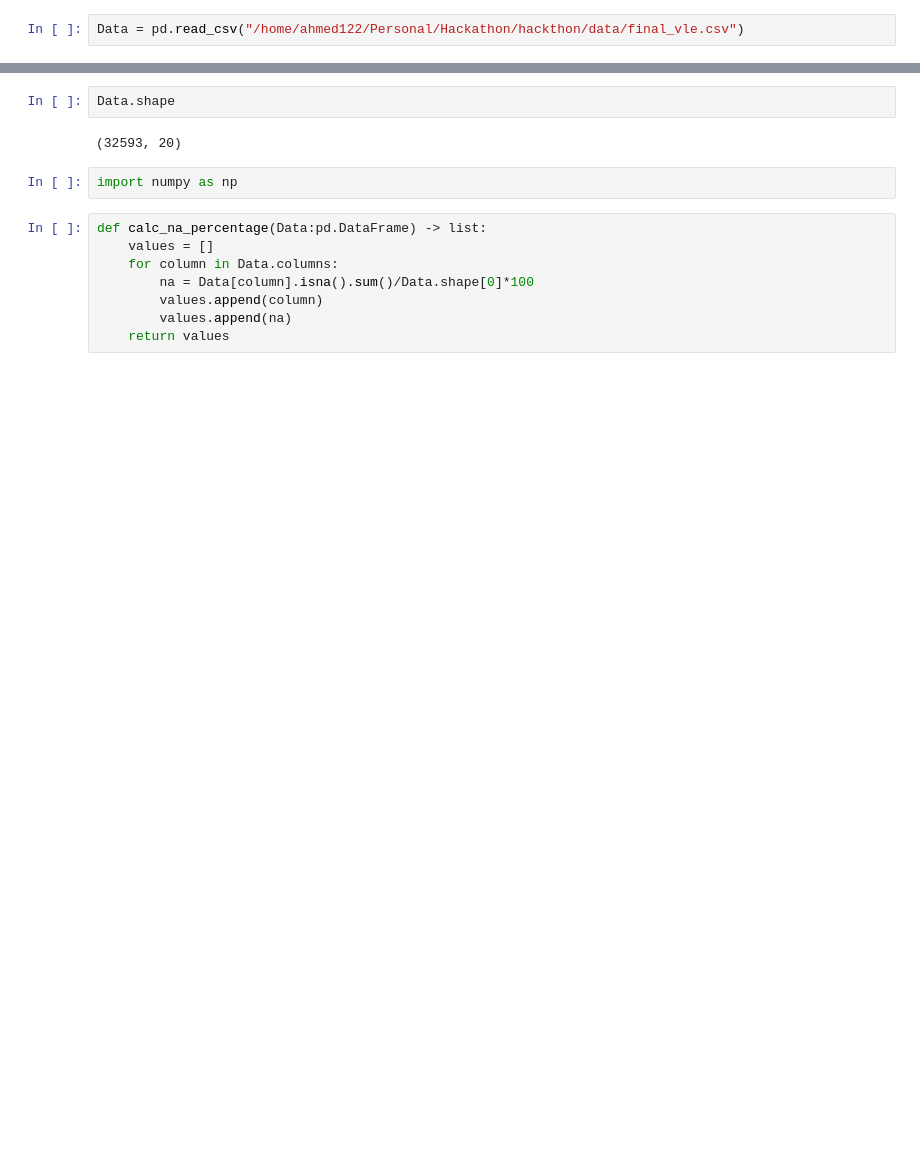
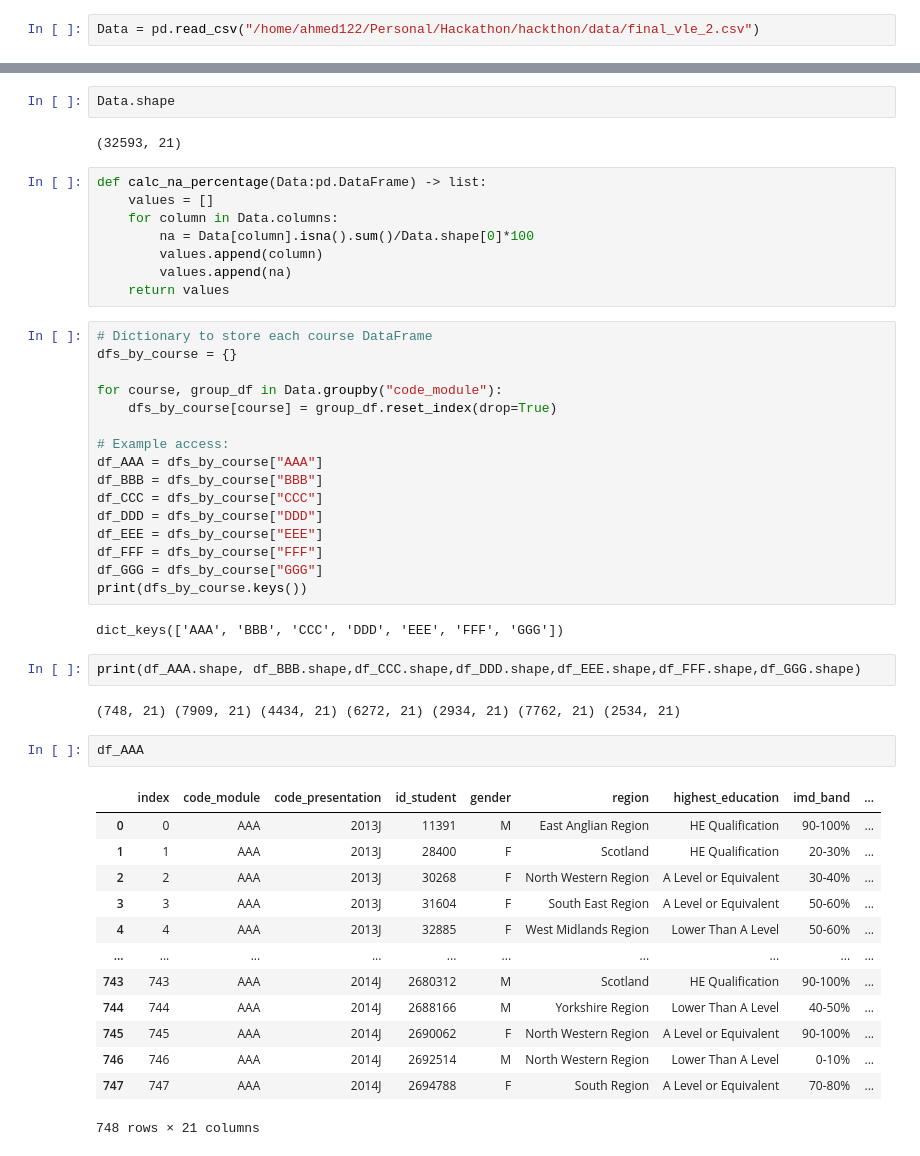
Before and after one commit to ahmedmontaser123/hackthon, a Jupyter notebook: Anlyasis.ipynb, the cells around one changed output, grey strips where cells are left out. Saved outputs shown, nothing was run; the diff lists cells and outputs as text; blank space fills up the shorter version.

```diff
--- a/Anlyasis.ipynb
+++ b/Anlyasis.ipynb
@@ -3,5 +6,5 @@ import pandas as pd
 # %%
-Data = pd.read_csv("/home/ahmed122/Personal/Hackathon/hackthon/data/final_vle.csv")
+Data = pd.read_csv("/home/ahmed122/Personal/Hackathon/hackthon/data/final_vle_2.csv")
 # %%
 Data.head()
 # %% [output]
@@ -14,9 +18,7 @@ Data.head()
 # %%
 Data.shape
 # %% [output]
-(32593, 20)
+(32593, 21)
-# %%
-import numpy as np
 # %%
 def calc_na_percentage(Data:pd.DataFrame) -> list:
     values = []
@@ -25,3 +27,41 @@ def calc_na_percentage(Data:pd.DataFrame) -> list:
         values.append(column)
         values.append(na)
     return values
+# %%
+# Dictionary to store each course DataFrame
+dfs_by_course = {}
+
+for course, group_df in Data.groupby("code_module"):
+    dfs_by_course[course] = group_df.reset_index(drop=True)
+
+# Example access:
+df_AAA = dfs_by_course["AAA"]
+df_BBB = dfs_by_course["BBB"]
+df_CCC = dfs_by_course["CCC"]
+df_DDD = dfs_by_course["DDD"]
+df_EEE = dfs_by_course["EEE"]
+df_FFF = dfs_by_course["FFF"]
+df_GGG = dfs_by_course["GGG"]
+print(dfs_by_course.keys())
+# %% [output]
+dict_keys(['AAA', 'BBB', 'CCC', 'DDD', 'EEE', 'FFF', 'GGG'])
+# %%
+print(df_AAA.shape, df_BBB.shape,df_CCC.shape,df_DDD.shape,df_EEE.shape,df_FFF.shape,df_GGG.shape)
+# %% [output]
+(748, 21) (7909, 21) (4434, 21) (6272, 21) (2934, 21) (7762, 21) (2534, 21)
+# %%
+df_AAA
+# %% [output]
+|  | index | code_module | code_presentation | id_student | gender | region | highest_education | imd_band | ... |
+| 0 | 0 | AAA | 2013J | 11391 | M | East Anglian Region | HE Qualification | 90-100% | ... |
+| 1 | 1 | AAA | 2013J | 28400 | F | Scotland | HE Qualification | 20-30% | ... |
+| 2 | 2 | AAA | 2013J | 30268 | F | North Western Region | A Level or Equivalent | 30-40% | ... |
+| 3 | 3 | AAA | 2013J | 31604 | F | South East Region | A Level or Equivalent | 50-60% | ... |
+| 4 | 4 | AAA | 2013J | 32885 | F | West Midlands Region | Lower Than A Level | 50-60% | ... |
+| ... | ... | ... | ... | ... | ... | ... | ... | ... | ... |
+| 743 | 743 | AAA | 2014J | 2680312 | M | Scotland | HE Qualification | 90-100% | ... |
+| 744 | 744 | AAA | 2014J | 2688166 | M | Yorkshire Region | Lower Than A Level | 40-50% | ... |
+| 745 | 745 | AAA | 2014J | 2690062 | F | North Western Region | A Level or Equivalent | 90-100% | ... |
+| 746 | 746 | AAA | 2014J | 2692514 | M | North Western Region | Lower Than A Level | 0-10% | ... |
+| 747 | 747 | AAA | 2014J | 2694788 | F | South Region | A Level or Equivalent | 70-80% | ... |
+748 rows × 21 columns
```
Also changed, not shown: parts of 15 cells of this notebook, 2 other files.
